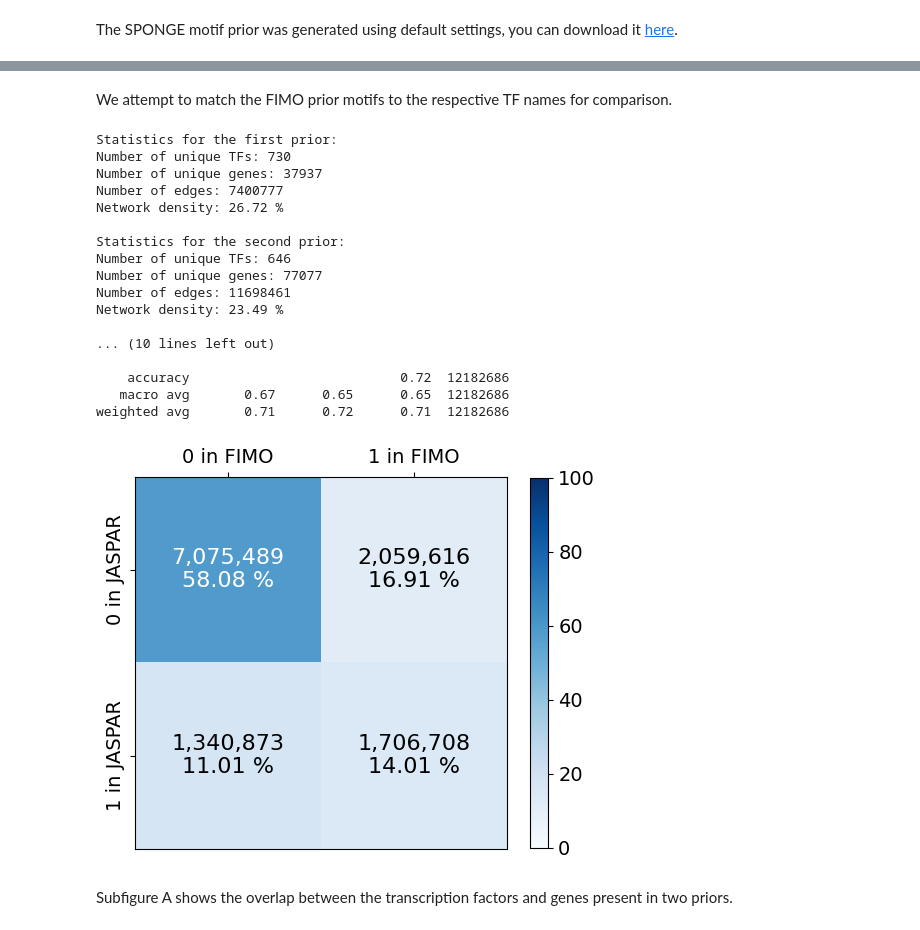
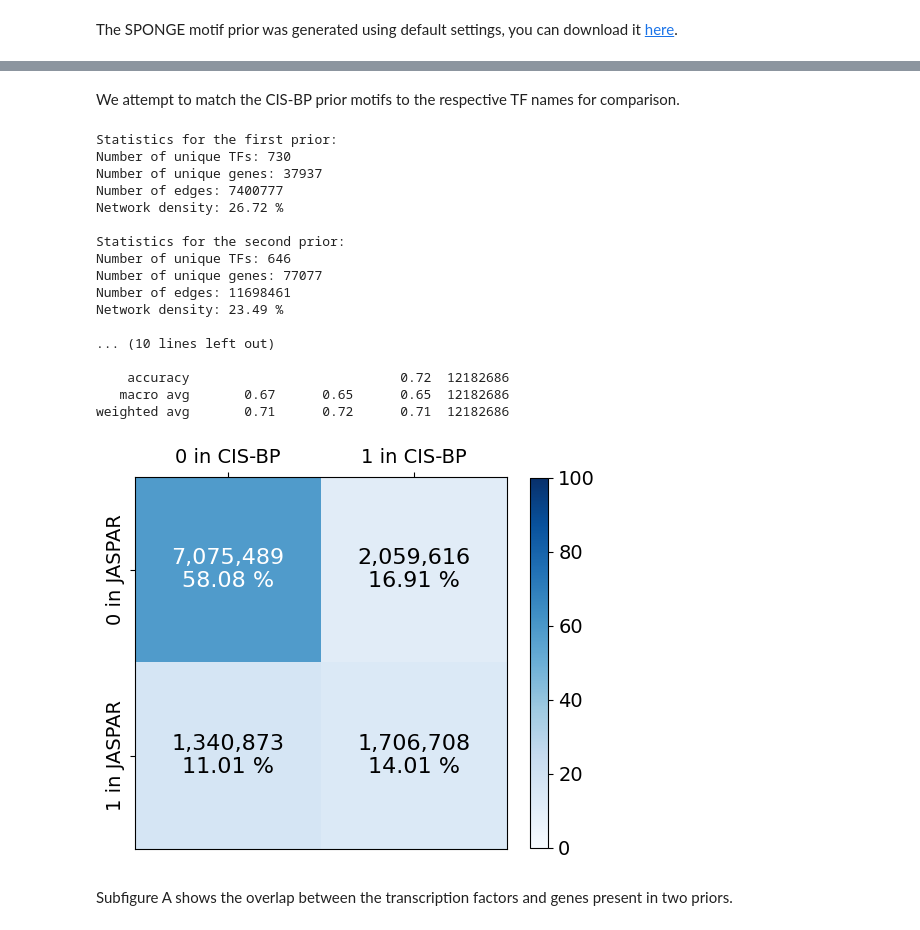
Before and after one commit to ladislav-hovan/sponge_manuscript, a Jupyter notebook: notebooks/supplementary_data_figures.ipynb, the cells around one changed output, grey strips where cells are left out. Drawn from its saved outputs; the diff is of its cells as text; code cells hidden in the pictures.

Commit message:
Recreate figures, change some labels

```diff
--- a/notebooks/supplementary_data_figures.ipynb
+++ b/notebooks/supplementary_data_figures.ipynb
@@ -170,53 +157,53 @@ Saving to: ‘../data/motif_prior_names_2024.tsv’
 # gdown.download(id=id_info, output=output_info, fuzzy=True)
 # %%
-sponge_prior = load_prior('motif_prior_names_2024.tsv')
+sponge_prior = load_prior('../data/motif_prior_names_2024.tsv')
 # %%
-fimo_prior = load_prior('../data/fimo_motif_prior.tsv')
+cisbp_prior = load_prior('../data/cisbp_motif_prior.tsv')
 # %% [markdown]
-We attempt to match the FIMO prior motifs to the respective TF names for comparison.
+We attempt to match the CIS-BP prior motifs to the respective TF names for comparison.
 # %%
-fimo_motifs = pd.read_table('../data/fimo_motif_info.tsv')
+cisbp_motifs = pd.read_table('../data/cisbp_motif_info.tsv')
 # Replace with base IDs
-fimo_motifs['base_id'] = fimo_motifs['MotifID'].apply(
+cisbp_motifs['base_id'] = cisbp_motifs['MotifID'].apply(
     lambda x: x.split('_')[0]
 )
-fimo_motifs.set_index('base_id', inplace=True)
+cisbp_motifs.set_index('base_id', inplace=True)
 # Parse non-human TF names
-fimo_motifs['parsed_info'] = fimo_motifs['TF_Info'].apply(
+cisbp_motifs['parsed_info'] = cisbp_motifs['TF_Info'].apply(
     lambda x: x.split(')')[0][1:] if ')' in x else x
 )
 # Check there are no duplicates
-assert len(fimo_motifs[fimo_motifs['parsed_info'].duplicated()]) == 0
+assert len(cisbp_motifs[cisbp_motifs['parsed_info'].duplicated()]) == 0
 # Create a dictionary for fast mapping
-tf_mapping = {base: info for base,info in fimo_motifs['parsed_info'].items()}
+tf_mapping = {base: info for base,info in cisbp_motifs['parsed_info'].items()}
 # %%
-fimo_prior['tf'] = fimo_prior['tf'].apply(lambda x: tf_mapping[x])
+cisbp_prior['tf'] = cisbp_prior['tf'].apply(lambda x: tf_mapping[x])
 # %%
-ax_s2b = compare_priors(fimo_prior, sponge_prior)
-ax_s2b.set_xticklabels([f'{x} in FIMO' for x in '01'])
+ax_s2b = compare_priors(cisbp_prior, sponge_prior)
+ax_s2b.set_xticklabels([f'{x} in CIS-BP' for x in '01'])
 ax_s2b.set_yticklabels([f'{x} in JASPAR' for x in '01'])
 
 ax_s2b.get_figure().savefig('../figures/fig_s2b.svg', dpi=300,
     bbox_inches='tight')
 # %% [output]
 Statistics for the first prior:
 Number of unique TFs: 730
 Number of unique genes: 37937
 Number of edges: 7400777
 Network density: 26.72 %
 
 Statistics for the second prior:
 Number of unique TFs: 646
 Number of unique genes: 77077
 Number of edges: 11698461
 Network density: 23.49 %
 
 ... (10 lines left out)
 
     accuracy                           0.72  12182686
    macro avg       0.67      0.65      0.65  12182686
 weighted avg       0.71      0.72      0.71  12182686
-[figure, old version]
+[figure, new version]
 # %% [markdown]
 Subfigure A shows the overlap between the transcription factors and genes present in two priors.
 # %%
```
Also changed, not shown: parts of 9 cells of this notebook, 3 other files.
